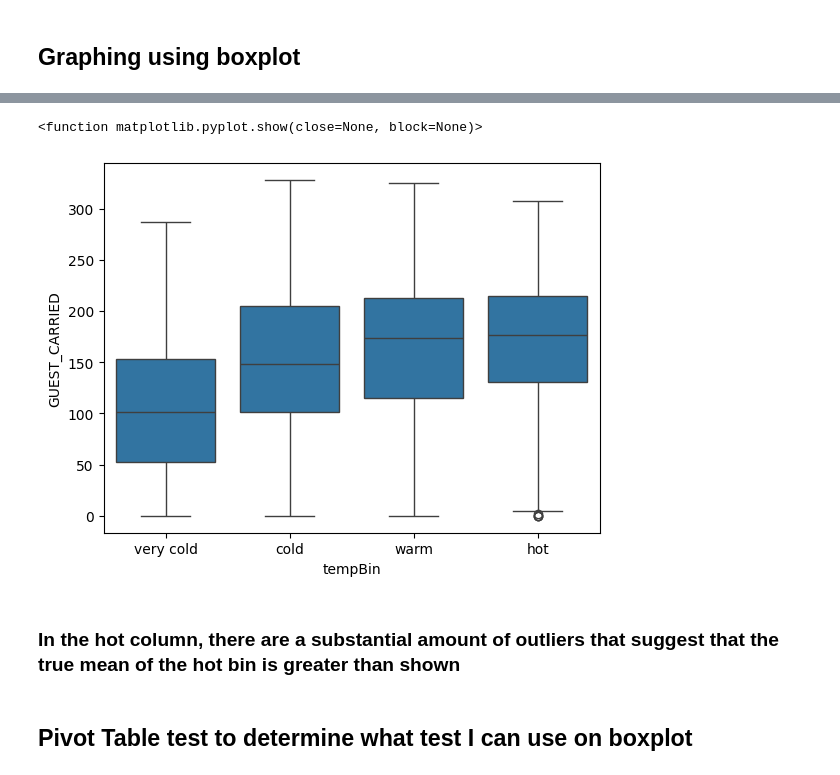
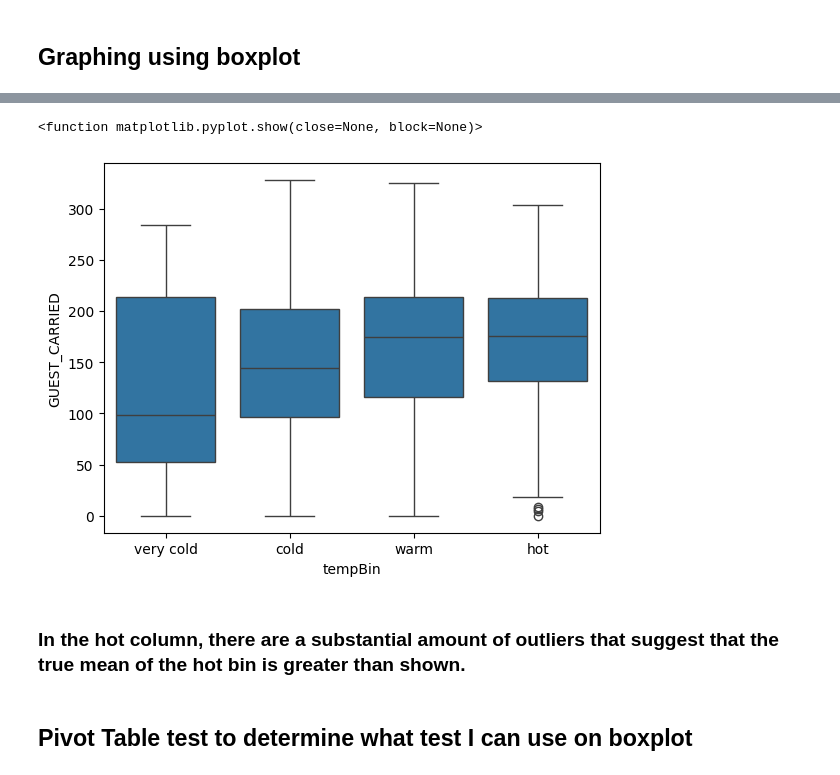
Before and after one commit to MwBm/DataAnalysisIntro, a Jupyter notebook: disneyData.ipynb, the cells around one changed output, grey strips where cells are left out. Drawn from its saved outputs; the diff is of its cells as text; code cells hidden in the pictures.

```diff
--- a/disneyData.ipynb
+++ b/disneyData.ipynb
@@ -89,14 +53,12 @@ weather.describe
 wait_times_new = wait_times.copy()
 wait_times_new = wait_times_new.dropna(subset=['CAPACITY', 'WAIT_TIME_MAX'], how='any')
 wait_times_new['DateTime'] = pd.to_datetime(wait_times_new['DEB_TIME'])
-wait_times_new['year'] = wait_times_new['DateTime'].dt.year
-wait_times_new['hour'] = wait_times_new['DateTime'].dt.hour
 
 wait_times_new['DEB_TIME'] = pd.to_datetime(wait_times_new['DEB_TIME'])
 
 wait_times_new_rapids = wait_times_new[(wait_times_new['CAPACITY'] != 0) & (wait_times_new['ENTITY_DESCRIPTION_SHORT'] == "Rapids Ride")]
 
-wait_times_new_rapids = wait_times_new_rapids[['DEB_TIME', 'year', 'hour', 'ENTITY_DESCRIPTION_SHORT', 'WAIT_TIME_MAX', 'GUEST_CARRIED', 'ADJUST_CAPACITY']]
+wait_times_new_rapids = wait_times_new_rapids[['DEB_TIME', 'ENTITY_DESCRIPTION_SHORT', 'WAIT_TIME_MAX', 'GUEST_CARRIED', 'ADJUST_CAPACITY']]
 
 wait_times_new_rapids
 # %% [output]
@@ -209,13 +173,13 @@ Correlation: 0.15583342420474244, p-value: 2.0595021501184464e-63
 # %%
 import seaborn as sns
-matching_rapids.loc[:, 'tempBin'] = pd.cut(matching_rapids['feels_like'], bins=[-10, 0, 15, 30, 50], labels=['very cold', 'cold', 'warm', 'hot'])
+matching_rapids.loc[:, 'tempBin'] = pd.cut(matching_rapids['temp'], bins=[-10, 0, 15, 30, 50], labels=['very cold', 'cold', 'warm', 'hot'])
 sns.boxplot(x='tempBin', y='GUEST_CARRIED', data=matching_rapids)
 plt.show
 # %% [output]
 <function matplotlib.pyplot.show(close=None, block=None)>
-[figure, old version]
+[figure, new version]
 # %% [markdown]
-### In the hot column, there are a substantial amount of outliers that suggest that the true mean of the hot bin is greater than shown
+### In the hot column, there are a substantial amount of outliers that suggest that the true mean of the hot bin is greater than shown.
 # %% [markdown]
 ## Pivot Table test to determine what test I can use on boxplot
 # %%
```
Also changed, not shown: parts of 37 cells of this notebook, 1 other file.
